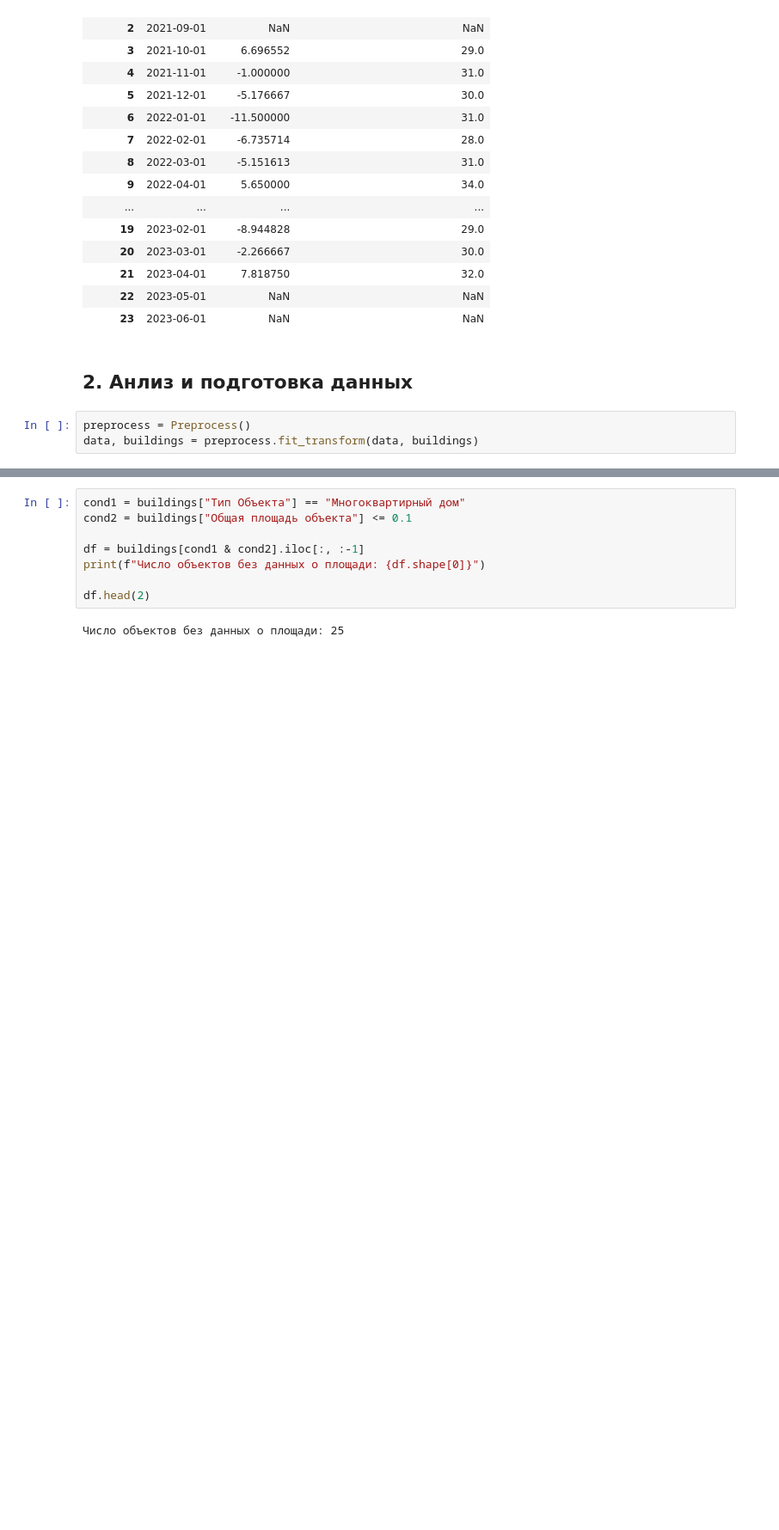
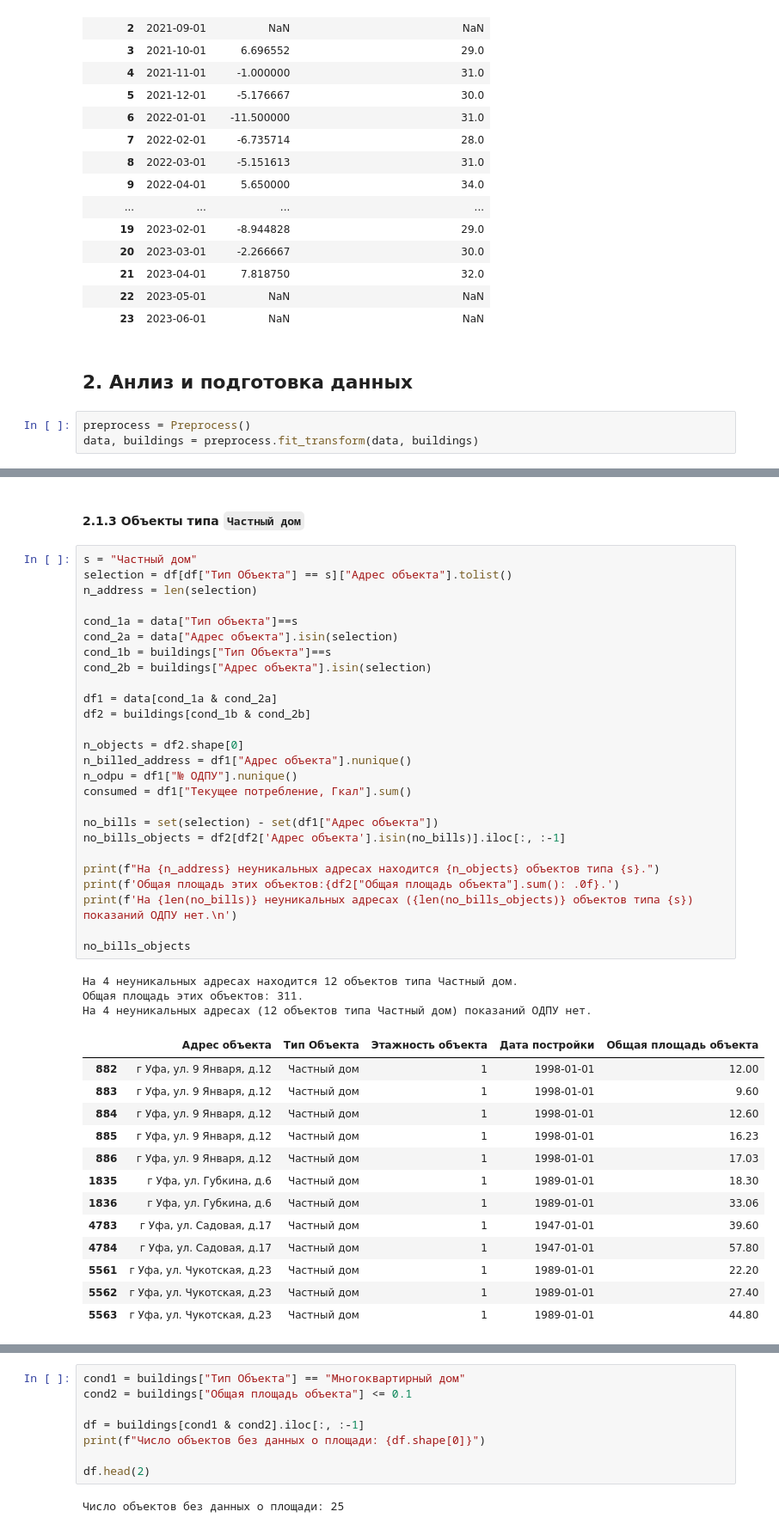
Before and after one commit to YaninaK/anomaly-detection, a Jupyter notebook: notebooks/01_EDA_&_data_preprocessing.ipynb, the cells around one changed output, grey strips where cells are left out. Shown at 86% size. Saved outputs shown, nothing was run; the diff lists cells and outputs as text; blank space fills up the shorter version.

````diff
--- a/notebooks/01_EDA_&_data_preprocessing.ipynb
+++ b/notebooks/01_EDA_&_data_preprocessing.ipynb
@@ -127,0 +260,45 @@ data, buildings = preprocess.fit_transform(data, buildings)
+# %% [markdown]
+#### 2.1.3 Объекты типа ```Частный дом```
+# %%
+s = "Частный дом"
+selection = df[df["Тип Объекта"] == s]["Адрес объекта"].tolist()
+n_address = len(selection)
+
+cond_1a = data["Тип объекта"]==s
+cond_2a = data["Адрес объекта"].isin(selection)
+cond_1b = buildings["Тип Объекта"]==s
+cond_2b = buildings["Адрес объекта"].isin(selection)
+
+df1 = data[cond_1a & cond_2a]
+df2 = buildings[cond_1b & cond_2b]
+
+n_objects = df2.shape[0]
+n_billed_address = df1["Адрес объекта"].nunique()
+n_odpu = df1["№ ОДПУ"].nunique()
+consumed = df1["Текущее потребление, Гкал"].sum()
+
+no_bills = set(selection) - set(df1["Адрес объекта"])
+no_bills_objects = df2[df2['Адрес объекта'].isin(no_bills)].iloc[:, :-1]
+
+print(f"На {n_address} неуникальных адресах находится {n_objects} объектов типа {s}.")
+print(f'Общая площадь этих объектов:{df2["Общая площадь объекта"].sum(): .0f}.')
+print(f'На {len(no_bills)} неуникальных адресах ({len(no_bills_objects)} объектов типа {s}) показаний ОДПУ нет.\n')
+
+no_bills_objects
+# %% [output]
+На 4 неуникальных адресах находится 12 объектов типа Частный дом.
+Общая площадь этих объектов: 311.
+На 4 неуникальных адресах (12 объектов типа Частный дом) показаний ОДПУ нет.
+|  | Адрес объекта | Тип Объекта | Этажность объекта | Дата постройки | Общая площадь объекта |
+| 882 | г Уфа, ул. 9 Января, д.12 | Частный дом | 1 | 1998-01-01 | 12.00 |
+| 883 | г Уфа, ул. 9 Января, д.12 | Частный дом | 1 | 1998-01-01 | 9.60 |
+| 884 | г Уфа, ул. 9 Января, д.12 | Частный дом | 1 | 1998-01-01 | 12.60 |
+| 885 | г Уфа, ул. 9 Января, д.12 | Частный дом | 1 | 1998-01-01 | 16.23 |
+| 886 | г Уфа, ул. 9 Января, д.12 | Частный дом | 1 | 1998-01-01 | 17.03 |
+| 1835 | г Уфа, ул. Губкина, д.6 | Частный дом | 1 | 1989-01-01 | 18.30 |
+| 1836 | г Уфа, ул. Губкина, д.6 | Частный дом | 1 | 1989-01-01 | 33.06 |
+| 4783 | г Уфа, ул. Садовая, д.17 | Частный дом | 1 | 1947-01-01 | 39.60 |
+| 4784 | г Уфа, ул. Садовая, д.17 | Частный дом | 1 | 1947-01-01 | 57.80 |
+| 5561 | г Уфа, ул. Чукотская, д.23 | Частный дом | 1 | 1989-01-01 | 22.20 |
+| 5562 | г Уфа, ул. Чукотская, д.23 | Частный дом | 1 | 1989-01-01 | 27.40 |
+| 5563 | г Уфа, ул. Чукотская, д.23 | Частный дом | 1 | 1989-01-01 | 44.80 |
````
Also changed, not shown: parts of 28 cells of this notebook.
